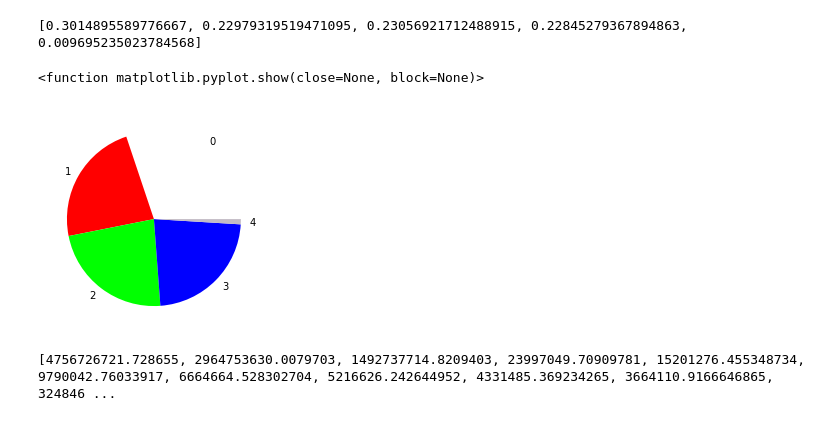
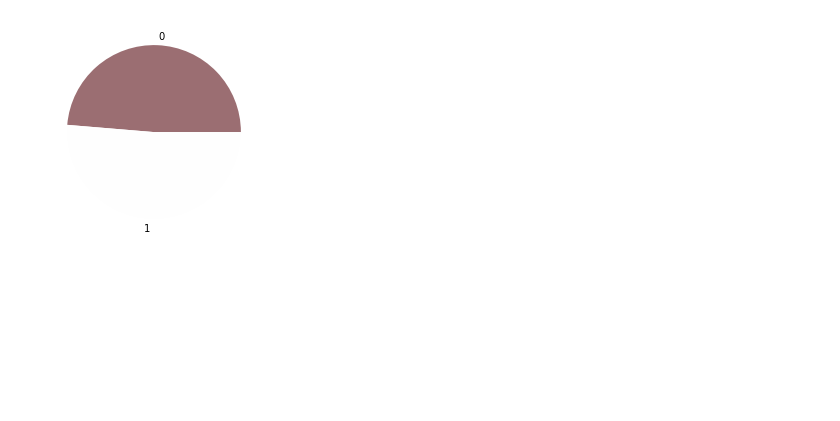
Before and after one commit to tlgamar/Color-Clustering, a Jupyter notebook: main.ipynb, the cells around one changed output. Saved outputs shown, nothing was run; the diff lists cells and outputs as text; code cells hidden in the pictures; blank space fills up the shorter version.

```diff
--- a/main.ipynb
+++ b/main.ipynb
@@ -19,5 +19,2 @@ plt.imshow(img)
 # %%
 img = img.reshape((img.shape[1] * img.shape[0], 3))
-# %%
-kmeans = KMeans(n_clusters=5)
-s = kmeans.fit(img)
@@ -39,25 +36,15 @@ print(centroid)
 # %%
-percent = []
+kmeans=KMeans(n_clusters=2)
+s=kmeans.fit(img)
+labels=kmeans.labels_
+centroid=kmeans.cluster_centers_
+labels=list(labels)
+percent=[]
 for i in range(len(centroid)):
-    j = labels.count(i)
-    j = j/(len(labels))
-    percent.append(j)
-print(percent)
+  j=labels.count(i)
+  j=j/(len(labels))
+  percent.append(j)
+plt.pie(percent,colors=np.array(centroid/255),labels=np.arange(len(centroid)))
+plt.show()
 # %% [output]
-[0.3014895589776667, 0.22979319519471095, 0.23056921712488915, 0.22845279367894863, 0.009695235023784568]
+[figure, added]
-# %%
-plt.pie(percent, colors = np.array(centroid/255), labels = np.arange(len(centroid)))
-plt.show
-# %% [output]
-<function matplotlib.pyplot.show(close=None, block=None)>
-[figure, removed]
-# %%
-md = []
-for i in range(1,21):
-    kmeans = KMeans(n_clusters=i)
-    kmeans.fit(img)
-    o=kmeans.inertia_
-    md.append(o)
-print(md)
-# %% [output]
-[4756726721.728655, 2964753630.0079703, 1492737714.8209403, 23997049.70909781, 15201276.455348734, 9790042.76033917, 6664664.528302704, 5216626.242644952, 4331485.369234265, 3664110.9166646865, 324846 ...
```
Also changed, not shown: parts of 7 cells of this notebook, 3 other files.
